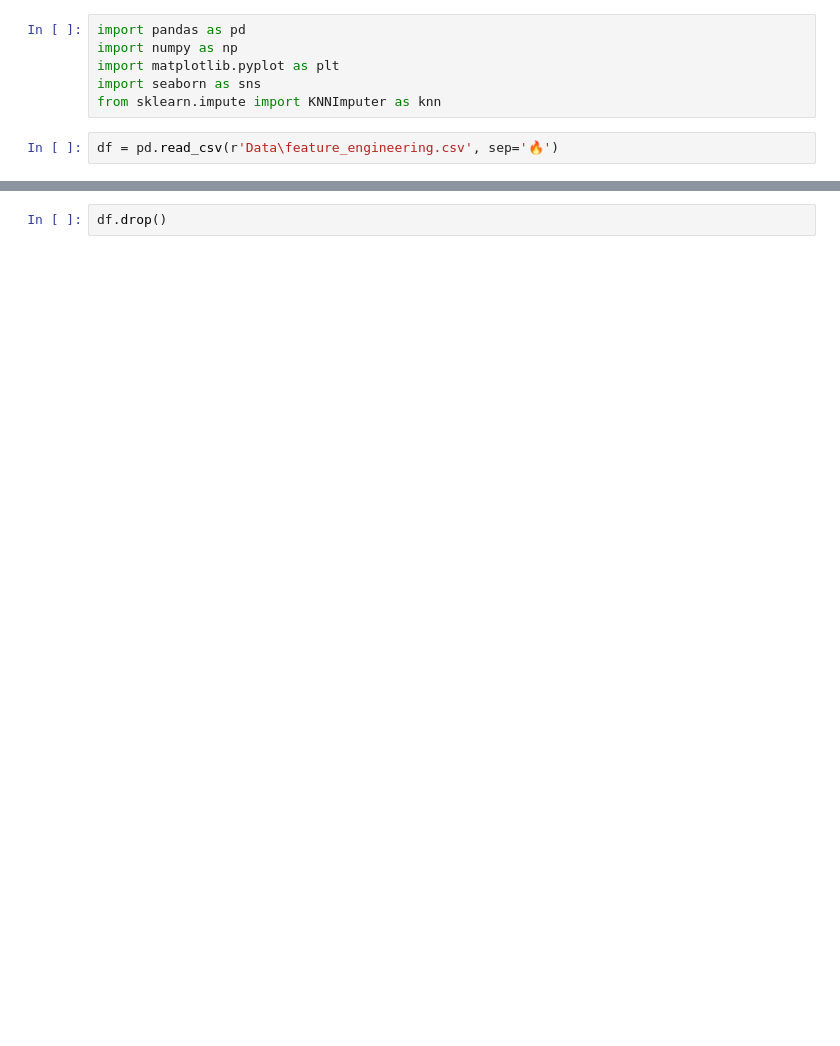
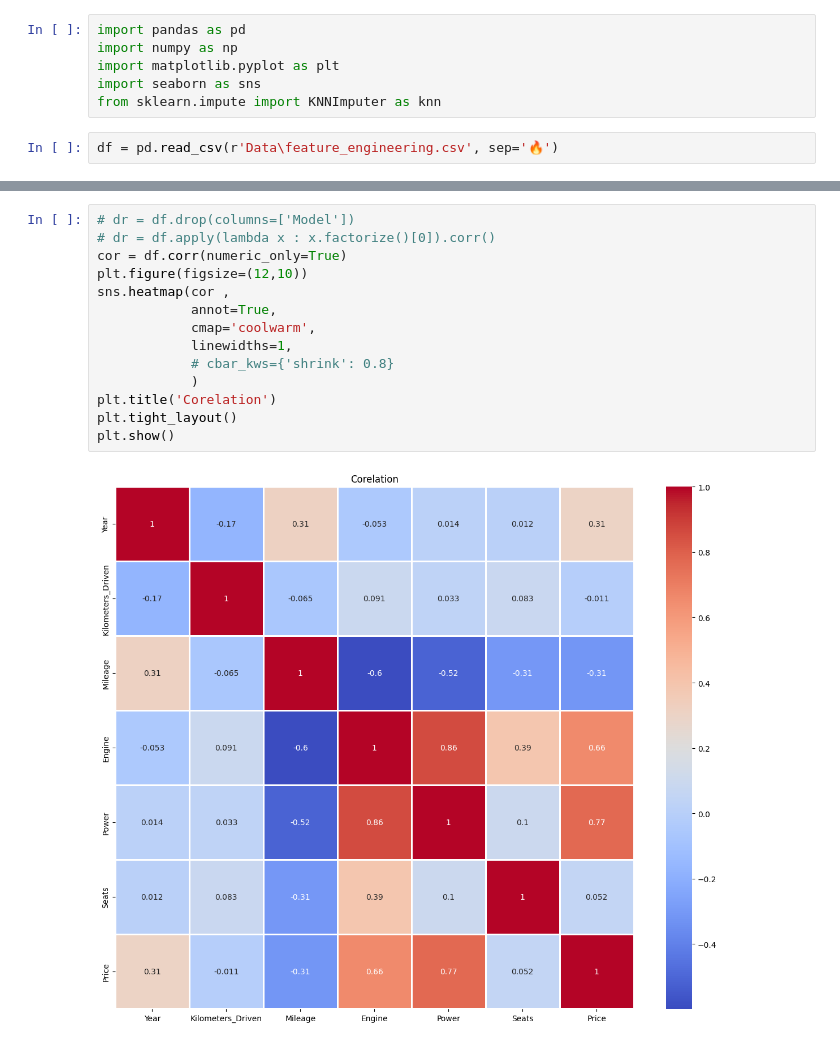
Before and after one commit to 37-haris/Car_Price, a Jupyter notebook: Feature.ipynb, the cells around one changed output, grey strips where cells are left out. Cells and saved outputs as stored; diff of their text form; blank space fills up the shorter version.

```diff
--- a/Feature.ipynb
+++ b/Feature.ipynb
@@ -25,2 +25,16 @@ df
-# %%
-df.drop()
+# %%
+# dr = df.drop(columns=['Model'])
+# dr = df.apply(lambda x : x.factorize()[0]).corr()
+cor = df.corr(numeric_only=True)
+plt.figure(figsize=(12,10))
+sns.heatmap(cor ,
+            annot=True,
+            cmap='coolwarm',
+            linewidths=1,
+            # cbar_kws={'shrink': 0.8}
+            )
+plt.title('Corelation')
+plt.tight_layout()
+plt.show()
+# %% [output]
+[figure, added]
```
Also changed, not shown: parts of 31 cells of this notebook, 3 other files.
